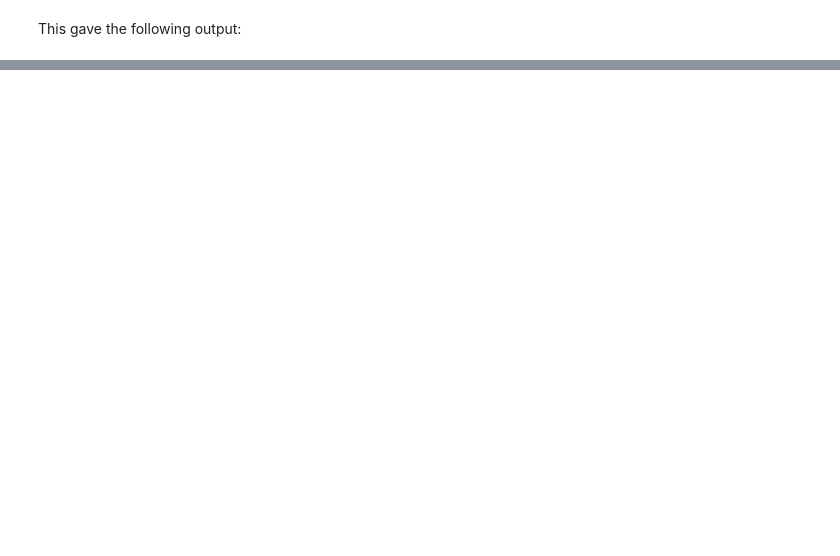
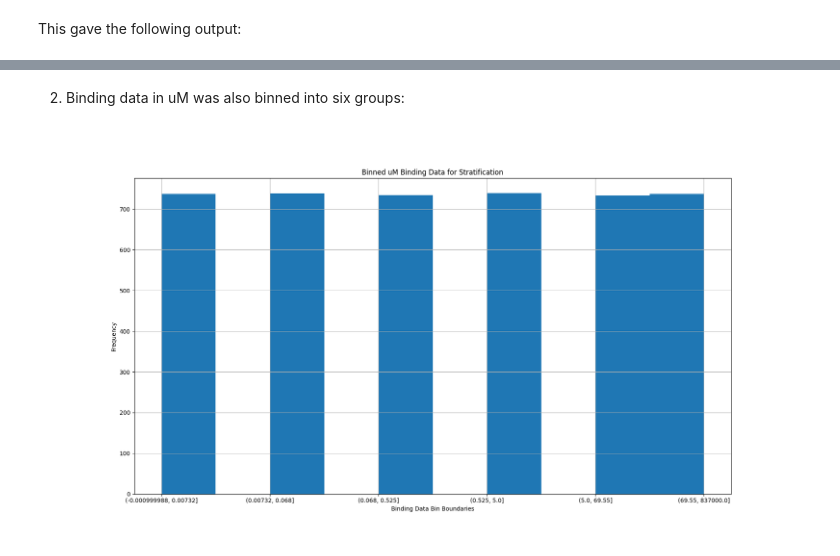
Before and after one commit to miles-mcgibbon/XGBScore, a Jupyter notebook: labbook/Labbook.ipynb, the cells around one changed output, grey strips where cells are left out. Drawn from its saved outputs; the diff is of its cells as text; code cells hidden in the pictures; blank space fills up the shorter version.

```diff
--- a/labbook/Labbook.ipynb
+++ b/labbook/Labbook.ipynb
@@ -1110,0 +1361,6 @@ For our purposes, we want to predict Ki/Kd values using classification methods.
+# %% [markdown]
+2. Binding data in uM was also binned into six groups:
+# %%
+Image('Images/binding_data_bins.png')
+# %% [output]
+[figure, added]
```
Also changed, not shown: parts of 75 cells of this notebook, 5 other files.
